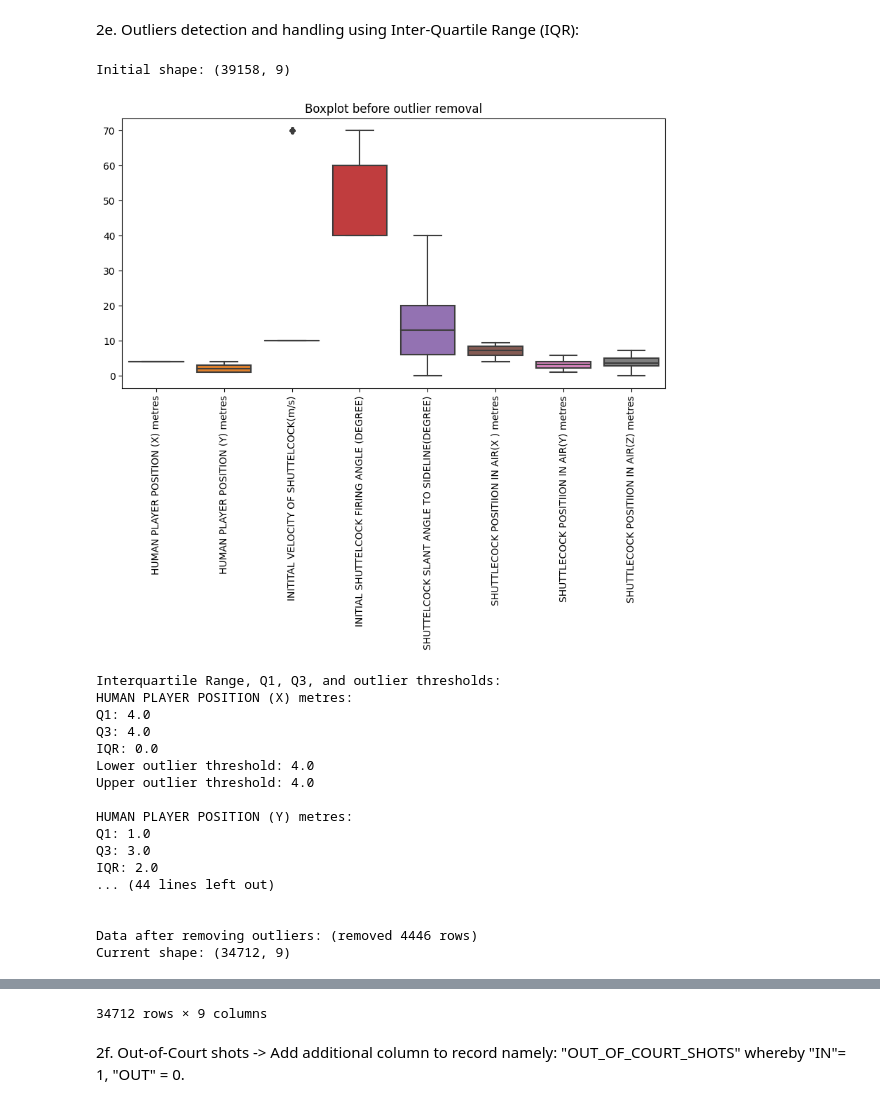
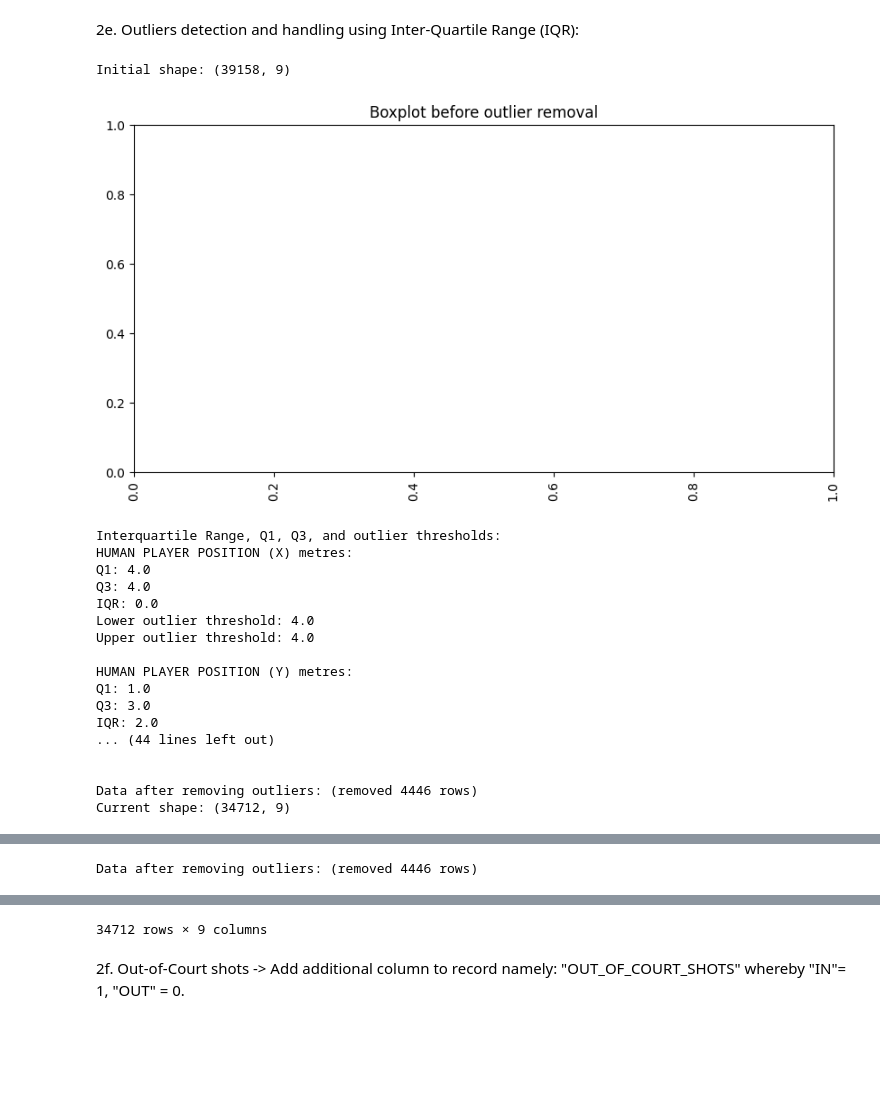
Before and after one commit to xunthongkkkkkk/DataAnalytics3005, a Jupyter notebook: data-preprocessing-badmintondata-jinwei/data-preprocessing-badmintondata.ipynb, the cells around one changed output, grey strips where cells are left out. Saved outputs shown, nothing was run; the diff lists cells and outputs as text; code cells hidden in the pictures; blank space fills up the shorter version.

Commit message:
update merged data ver N

```diff
--- a/data-preprocessing-badmintondata-jinwei/data-preprocessing-badmintondata.ipynb
+++ b/data-preprocessing-badmintondata-jinwei/data-preprocessing-badmintondata.ipynb
@@ -160,7 +160,7 @@ Results above shown no missing values in the dataset provided.
 # %% [markdown]
 2e. Outliers detection and handling using Inter-Quartile Range (IQR):
 # %%
-import seaborn as sns
+#import seaborn as sns
 import matplotlib.pyplot as plt
 
 # Print initial data shape
@@ -169,7 +169,7 @@ print(f"\nInitial shape: {df.shape}")
 # Plotting before outlier removal
 plt.figure(figsize=(10,5))
 plt.title('Boxplot before outlier removal')
-sns.boxplot(data=df.iloc[:, 1:])  # Exclude the first column (SHOT_ID)
+#sns.boxplot(data=df.iloc[:, 1:])  # Exclude the first column (SHOT_ID)
 plt.xticks(rotation=90)
 plt.show()
 
@@ -190,35 +190,54 @@ for col in df.columns[1:]:  # Exclude the first column (SHOT_ID)
 # Identify outlier rows before removing them
 outlier_mask = ((df.iloc[:, 1:] < (Q1 - 1.5 * IQR)) | (df.iloc[:, 1:] > (Q3 + 1.5 * IQR))).any(axis=1)
 
 # Create a dataframe of outliers
 df_outliers = df[outlier_mask].copy()
 
 # Save outliers to CSV
 df_outliers.to_csv("outliers.csv", index=False)
 
 # Filter out outliers
 df_no_outliers = df[~outlier_mask]
 
 # Calculate and print number of rows removed
 removed_rows_outliers = df.shape[0] - df_no_outliers.shape[0]
 print(f"\nData after removing outliers: (removed {removed_rows_outliers} rows)")
 
 # Print updated data shape
 print(f"Current shape: {df_no_outliers.shape}")
 
 # Plotting after outlier removal
 plt.figure(figsize=(10,5))
 plt.title('Boxplot after outlier removal')
-sns.boxplot(data=df_no_outliers.iloc[:, 1:])  # Exclude the first column (SHOT_ID)
+#sns.boxplot(data=df_no_outliers.iloc[:, 1:])  # Exclude the first column (SHOT_ID)
 plt.xticks(rotation=90)
 plt.show()
+
+# Duplicate the original dataframe for use in the next steps
+df_temp = df.copy()
+
+# Calculate outlier mask for each row
+for shot_id in df['SHOT_ID'].unique():
+    # Identify outlier rows before removing them
+    outlier_mask = ((df.iloc[:, 1:] < (Q1 - 1.5 * IQR)) | (df.iloc[:, 1:] > (Q3 + 1.5 * IQR))).any(axis=1)
+    df_temp.loc[df_temp['SHOT_ID'] == shot_id, 'outlier_mask'] = outlier_mask
+
+# Identify outlier SHOT_IDs
+outlier_shot_ids = df_temp[df_temp['outlier_mask']].SHOT_ID.unique()
+
+# Filter out outliers by SHOT_ID
+df_no_outliers = df_temp[~df_temp['SHOT_ID'].isin(outlier_shot_ids)].drop(columns='outlier_mask')
+
+# Calculate and print number of rows removed
+removed_rows_outliers = df.shape[0] - df_no_outliers.shape[0]
+print(f"\nData after removing outliers: (removed {removed_rows_outliers} rows)")
 
 # Update df to df_no_outliers
 df = df_no_outliers
 df
 # %% [output]
 Initial shape: (39158, 9)
-[figure, old version]
+[figure, new version]
 Interquartile Range, Q1, Q3, and outlier thresholds:
 HUMAN PLAYER POSITION (X) metres:
 Q1: 4.0
@@ -240,3 +259,4 @@ Current shape: (34712, 9)
+Data after removing outliers: (removed 4446 rows)
 |  | SHOT_ID | HUMAN PLAYER POSITION (X) metres | HUMAN PLAYER POSITION (Y) metres | INITITAL VELOCITY OF SHUTTELCOCK(... | INITIAL SHUTTELCOCK FIRING ANGLE ... | ... |
 | 0 | 1 | 4 | 1 | 10 | 40 | ... |
 | 1 | 1 | 4 | 1 | 10 | 40 | ... |
@@ -249,7 +269,7 @@ Current shape: (34712, 9)
 | 49946 | 250 | 4 | 4 | 10 | 60 | ... |
 | 49947 | 250 | 4 | 4 | 10 | 60 | ... |
 | 49948 | 250 | 4 | 4 | 10 | 60 | ... |
-34712 rows × 9 columns
+34712 rows × 9 columns
 # %% [markdown]
 2f. Out-of-Court shots -> Add additional column to record namely: "OUT_OF_COURT_SHOTS" whereby "IN"= 1, "OUT" = 0.
 # %%
```
Also changed, not shown: parts of 4 cells of this notebook, 9 other files.
